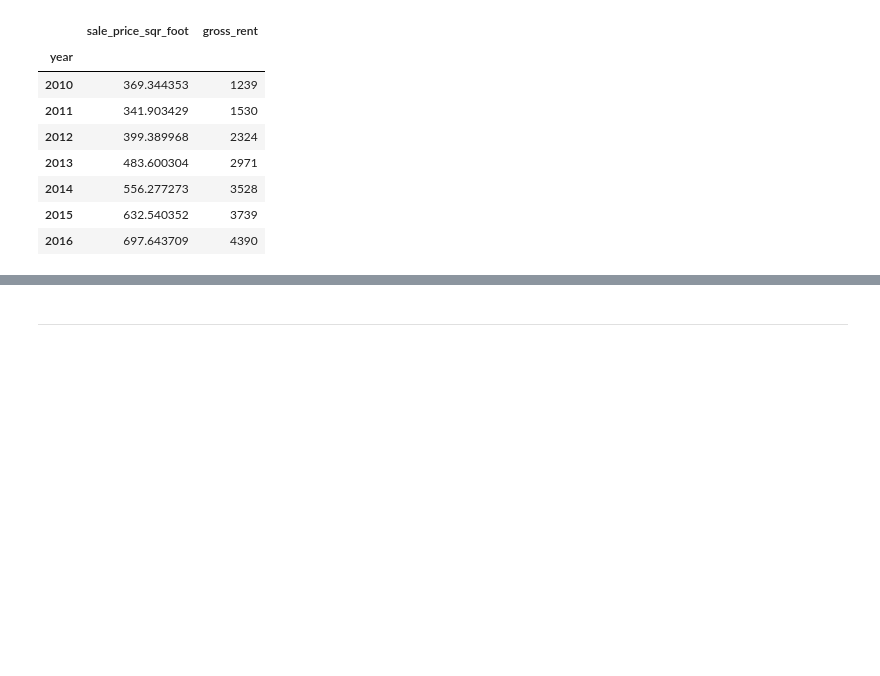
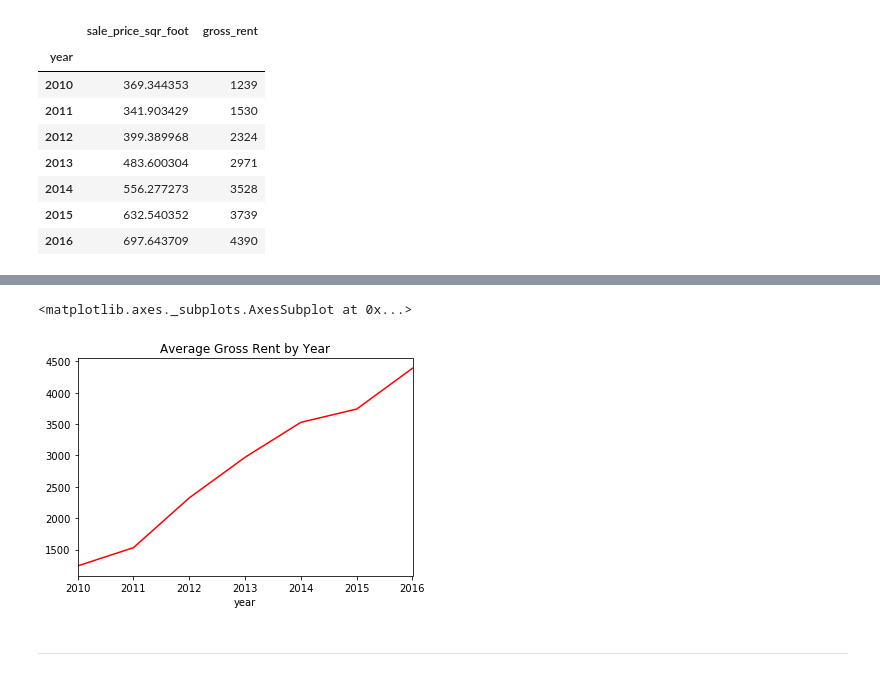
Before and after one commit to Wil-bro0824/Pythonic-Monopoly, a Jupyter notebook: PyViz_rental_analysis.ipynb, the cells around one changed output, grey strips where cells are left out. Drawn from its saved outputs; the diff is of its cells as text; code cells hidden in the pictures; blank space fills up the shorter version.

```diff
--- a/PyViz_rental_analysis.ipynb
+++ b/PyViz_rental_analysis.ipynb
@@ -122,3 +120,10 @@ avg_gross_rent_df.hvplot.line()
+# %%
+# Line chart for average montly rent
+avg_gross_rent_df = avg_sale_price_gross_rent["gross_rent"]
+avg_gross_rent_df.plot(x='Year', y="Gross Rent", title= "Average Gross Rent by Year", color="red")
+# %% [output]
+<matplotlib.axes._subplots.AxesSubplot at 0x...>
+[figure, added]
 # %% [markdown]
 - - -
 # %% [markdown]
```
Also changed, not shown: parts of 1 cell of this notebook.
